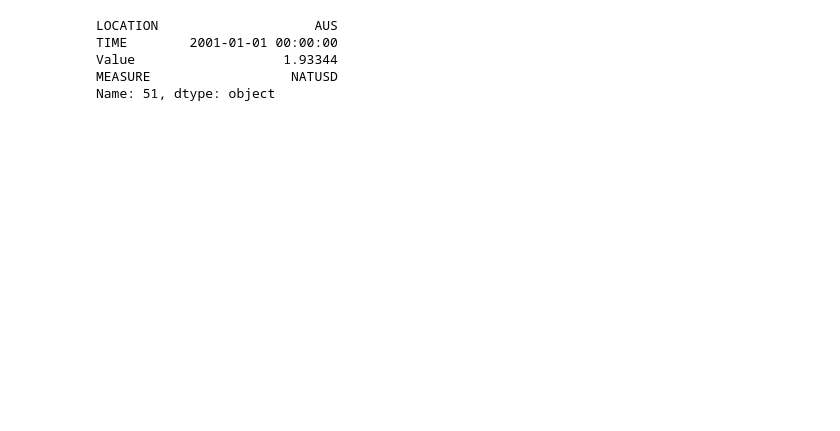
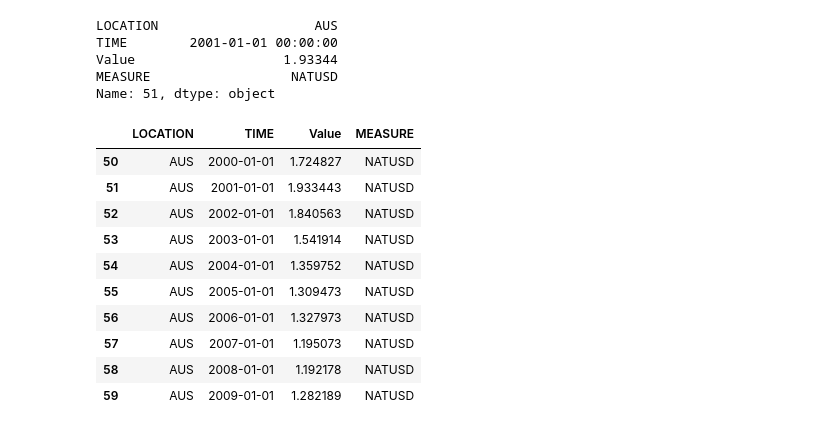
Before and after one commit to sudpaul/life_hack, a Jupyter notebook: Currency_rate_(AUD)_exploration.ipynb, the cells around one changed output. Cells and saved outputs as stored; diff of their text form; code cells hidden in the pictures; blank space fills up the shorter version.

```diff
--- a/Currency_rate_(AUD)_exploration.ipynb
+++ b/Currency_rate_(AUD)_exploration.ipynb
@@ -96,3 +98,19 @@ TIME        2001-01-01 00:00:00
 Value                   1.93344
 MEASURE                  NATUSD
 Name: 51, dtype: object
+# %%
+aud_2000 = aud[(aud['TIME']>='2000-01-01')&(aud['TIME']<='2010-01-01')]
+# %%
+aud_2000.head(10)
+# %% [output]
+|  | LOCATION | TIME | Value | MEASURE |
+| 50 | AUS | 2000-01-01 | 1.724827 | NATUSD |
+| 51 | AUS | 2001-01-01 | 1.933443 | NATUSD |
+| 52 | AUS | 2002-01-01 | 1.840563 | NATUSD |
+| 53 | AUS | 2003-01-01 | 1.541914 | NATUSD |
+| 54 | AUS | 2004-01-01 | 1.359752 | NATUSD |
+| 55 | AUS | 2005-01-01 | 1.309473 | NATUSD |
+| 56 | AUS | 2006-01-01 | 1.327973 | NATUSD |
+| 57 | AUS | 2007-01-01 | 1.195073 | NATUSD |
+| 58 | AUS | 2008-01-01 | 1.192178 | NATUSD |
+| 59 | AUS | 2009-01-01 | 1.282189 | NATUSD |
```
Also changed, not shown: parts of 7 cells of this notebook.
